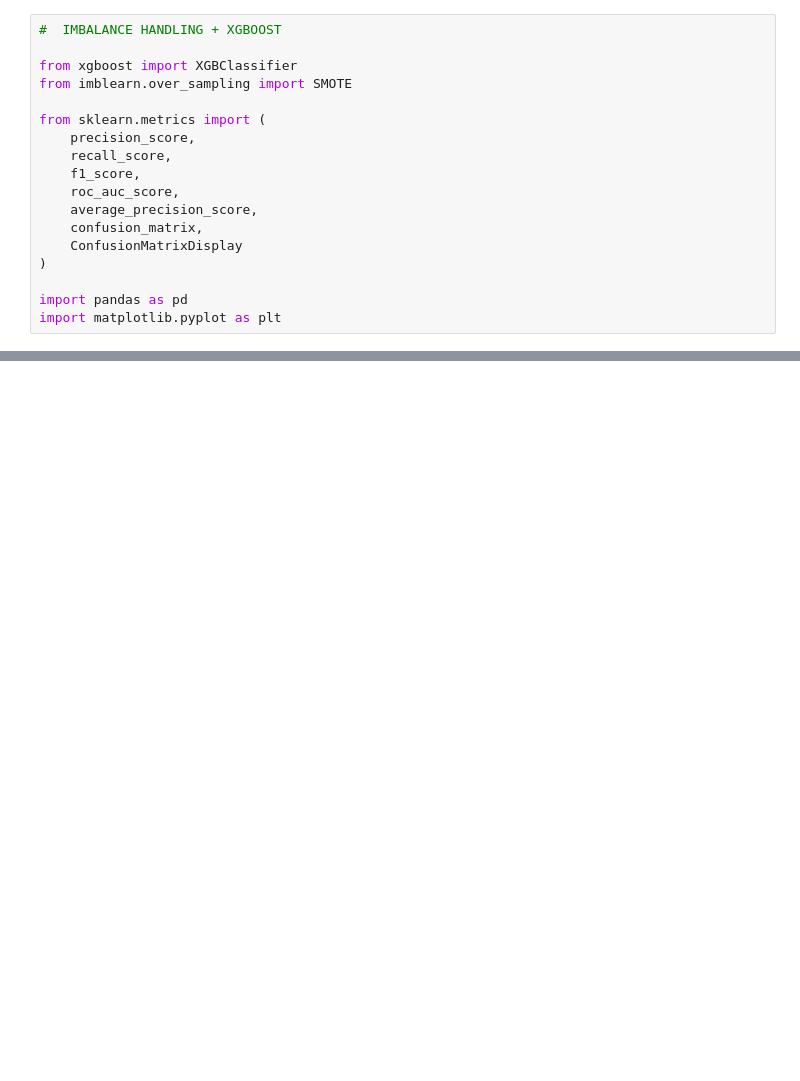
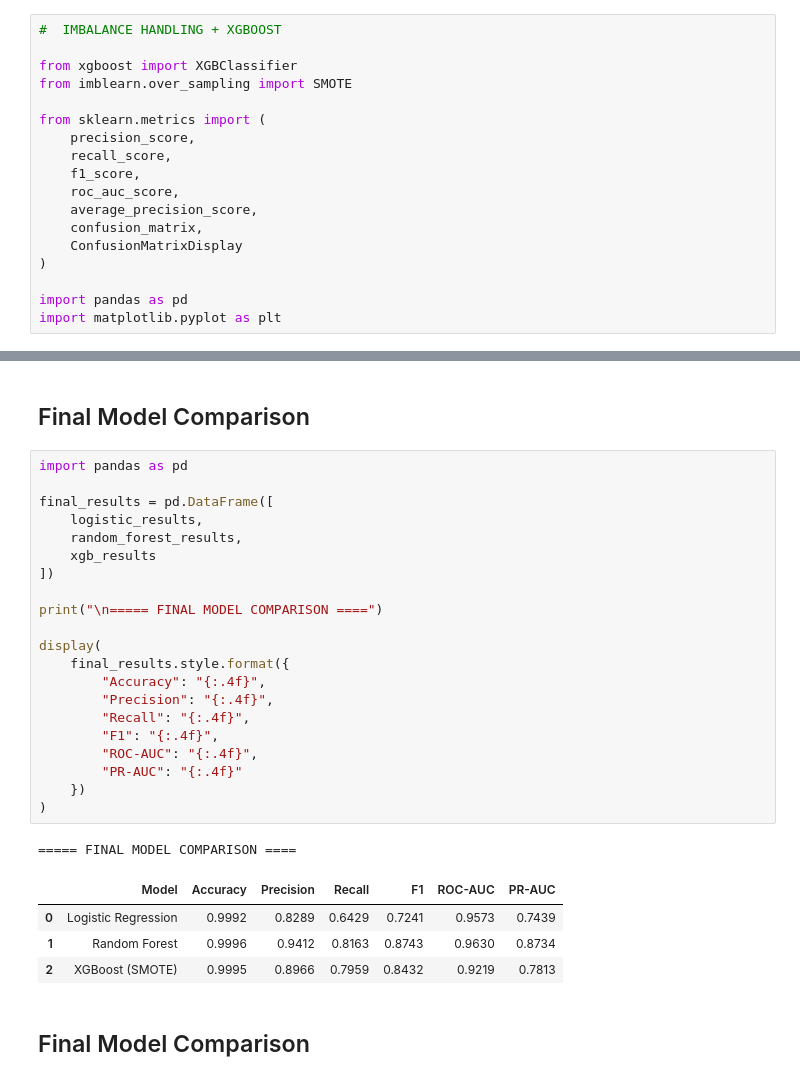
Before and after one commit to sathushetty7/Bank-fraud-detection-ml, a Jupyter notebook: bank_fraud_detection.ipynb, the cells around one changed output, grey strips where cells are left out. Saved outputs shown, nothing was run; the diff lists cells and outputs as text; blank space fills up the shorter version.

```diff
--- a/bank_fraud_detection.ipynb
+++ b/bank_fraud_detection.ipynb
@@ -468,0 +683,31 @@ import matplotlib.pyplot as plt
+# %% [markdown]
+## Final Model Comparison
+# %%
+import pandas as pd
+
+final_results = pd.DataFrame([
+    logistic_results,
+    random_forest_results,
+    xgb_results
+])
+
+print("\n===== FINAL MODEL COMPARISON ====")
+
+display(
+    final_results.style.format({
+        "Accuracy": "{:.4f}",
+        "Precision": "{:.4f}",
+        "Recall": "{:.4f}",
+        "F1": "{:.4f}",
+        "ROC-AUC": "{:.4f}",
+        "PR-AUC": "{:.4f}"
+    })
+)
+# %% [output]
+===== FINAL MODEL COMPARISON ====
+|  | Model | Accuracy | Precision | Recall | F1 | ROC-AUC | PR-AUC |
+| 0 | Logistic Regression | 0.9992 | 0.8289 | 0.6429 | 0.7241 | 0.9573 | 0.7439 |
+| 1 | Random Forest | 0.9996 | 0.9412 | 0.8163 | 0.8743 | 0.9630 | 0.8734 |
+| 2 | XGBoost (SMOTE) | 0.9995 | 0.8966 | 0.7959 | 0.8432 | 0.9219 | 0.7813 |
+# %% [markdown]
+## Final Model Comparison
```
Also changed, not shown: parts of 22 cells of this notebook.
